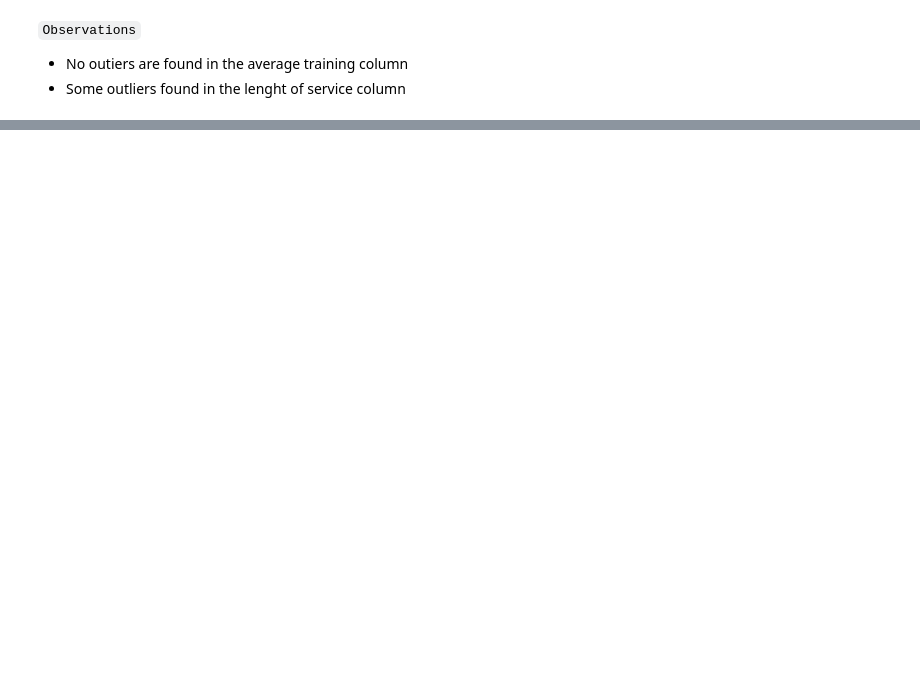
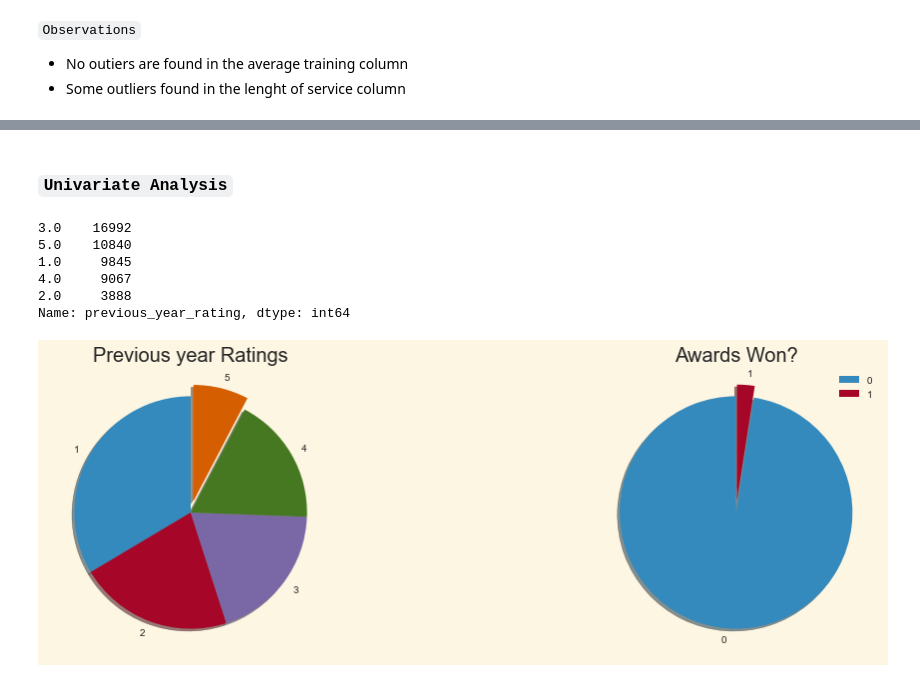
Before and after one commit to raiyan-aegon/My-Portfolio, a Jupyter notebook: Python/Machine Learning/Employee Promotion Prediction/employee_promotion.ipynb, the cells around one changed output, grey strips where cells are left out. Cells and saved outputs as stored; diff of their text form; code cells hidden in the pictures; blank space fills up the shorter version.

Commit message:
Exploratory Data Analysis

```diff
--- a/Python/Machine Learning/Employee Promotion Prediction/employee_promotion.ipynb
+++ b/Python/Machine Learning/Employee Promotion Prediction/employee_promotion.ipynb
@@ -318,0 +328,35 @@ Text(0.5, 0.98, 'After Handling Outliers')
+# %% [markdown]
+### `Univariate Analysis`
+# %%
+train_df['previous_year_rating'].value_counts()
+# %% [output]
+3.0    16992
+5.0    10840
+1.0     9845
+4.0     9067
+2.0     3888
+Name: previous_year_rating, dtype: int64
+# %%
+## plotting pie chart for Previous_year_rating
+plt.subplot(1,2,1)
+labels = ['1','2','3','4','5']
+size = train_df['previous_year_rating'].value_counts()
+explode = [0,0,0,0,0.1]
+
+plt.pie(size,labels=labels,explode=explode,shadow=True,startangle=90)
+plt.title('Previous year Ratings',fontsize=20);
+
+## plotting pie chart for award won?
+plt.subplot(1,2,2)
+labels = ['0','1']
+size = train_df['awards_won?'].value_counts()
+colors = plt.cm.Wistia(np.linspace(0,1,5))
+explode = [0,0.1]
+
+plt.pie(size,labels=labels,explode=explode,shadow=True,startangle=90)
+plt.title('Awards Won?',fontsize=20);
+
+plt.legend()
+plt.show()
+# %% [output]
+[figure, added]
```
Also changed, not shown: parts of 41 cells of this notebook.
